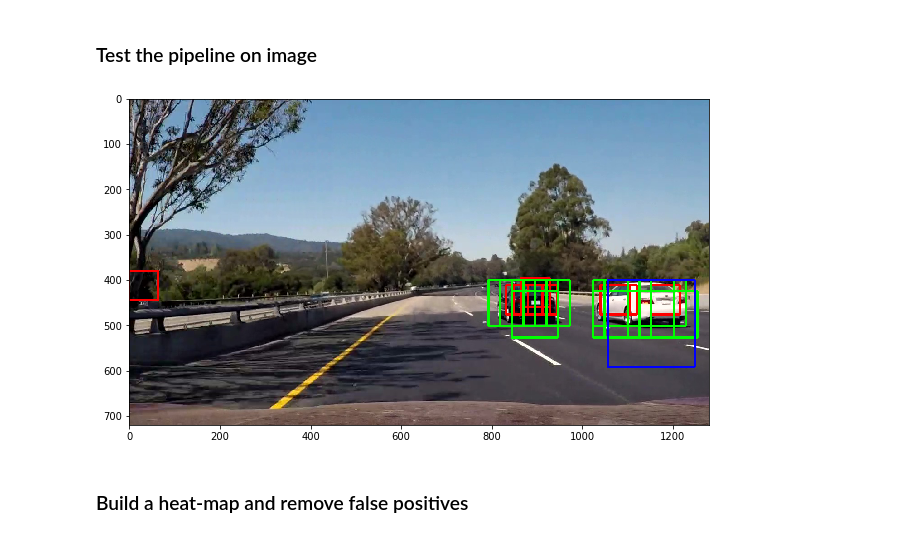
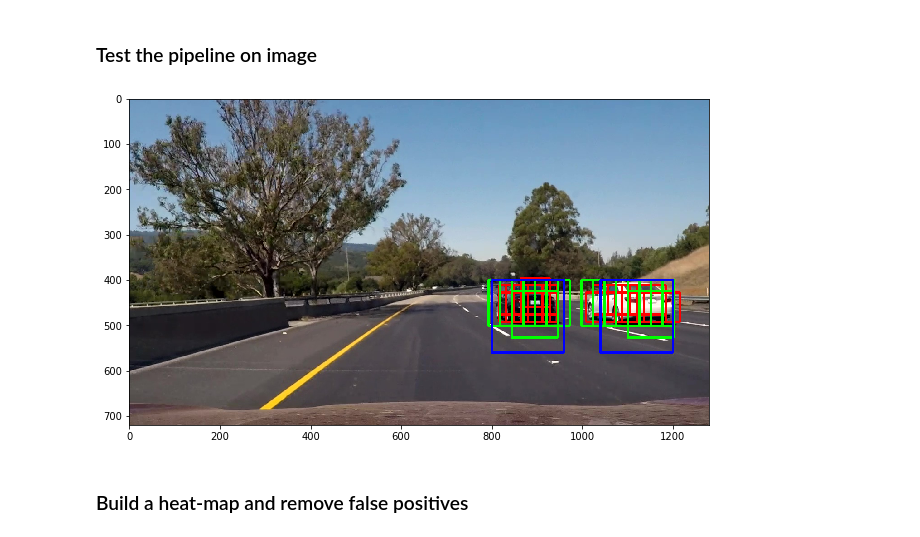
Before and after one commit to hankkkwu/SDCND-Vehicle_Detection, a Jupyter notebook: Vehicle_Detection.ipynb, the cells around one changed output. Saved outputs shown, nothing was run; the diff lists cells and outputs as text; code cells hidden in the pictures.

```diff
--- a/Vehicle_Detection.ipynb
+++ b/Vehicle_Detection.ipynb
@@ -218,6 +218,12 @@ def find_cars(img, ystart, ystop, color_space, scale, svc, X_scaler, orient,
 
     window_size = 64   # pixels
     block_per_window = (window_size // pix_per_cell) - cell_per_block + 1
+    '''
+    if scale > 1:
+        cells_per_step = 2
+    else:
+        cells_per_step = 1
+    '''
     cells_per_step = 2
     nx_step = 1 + (x_nblocks - block_per_window) // cells_per_step
     ny_step = 1 + (y_nblocks - block_per_window) // cells_per_step
@@ -248,12 +254,14 @@ def find_cars(img, ystart, ystop, color_space, scale, svc, X_scaler, orient,
             # Scale features and make a prediction
             test_features = X_scaler.transform(features)
             test_prediction = svc.predict(test_features)
+
             if test_prediction == 1:
                 xbox_left = np.int(x_top_left * scale)
                 ybox_left = np.int(y_top_left * scale)
                 window = np.int(window_size * scale)
                 car_windows.append(((xbox_left, ybox_left+ystart), (xbox_left+window, ybox_left+ystart+window)))
                 cv2.rectangle(draw_img, (xbox_left, ybox_left+ystart), (xbox_left+window, ybox_left+ystart+window), (0,0,255), 6)
+
     # print(car_windows)
     return car_windows
 # %% [markdown]
@@ -264,42 +272,41 @@ dist_pickle = pickle.load( open("svc_pickle.p", "rb" ) )
 
 # get attributes of our svc object
 svc = dist_pickle["svc"]
 X_scaler = dist_pickle["scaler"]
 orient = dist_pickle["orient"]
 pix_per_cell = dist_pickle["pix_per_cell"]
 cell_per_block = dist_pickle["cell_per_block"]
 spatial_size = dist_pickle["spatial_size"]
 hist_bins = dist_pickle["hist_bins"]
 color_space = dist_pickle["color_space"]
 ystart = 400
 ystop = 656
 scale = 1.5
-# cells_per_step = 2
 
 # ystart, ystop, scale, overlap, color
 searches = [
-    (380, 480, 1.0, 1, (0, 0, 255)),  # 64x64
-    (400, 550, 1.6, 1, (0, 255, 0)),  # 101x101
-    (400, 610, 3.0, 2, (255, 0, 0)),  # 161x161
-    (400, 680, 4.0, 2, (255, 255, 0)), # 256x256
+    (380, 500, 1.0, (0, 0, 255)),  # 64x64
+    (400, 550, 1.6, (0, 255, 0)),  # 101x101
+    (400, 680, 2.5, (255, 0, 0)),  # 161x161
+    (400, 680, 3.8, (255, 255, 0)), # 256x256
 ]
 bbox_list = []
 
-filename = 'test_images/scene00022.jpg'
+filename = 'test_images/scene00006.jpg'
 img = cv2.imread(filename)
 draw_img = np.copy(img)
-for ystart, ystop, scale, cells_per_step, color in searches:
+for ystart, ystop, scale, color in searches:
     bboxes = find_cars(img, ystart, ystop, color_space, scale, svc, X_scaler, orient,
                        pix_per_cell, cell_per_block, spatial_size, hist_bins)
     if len(bboxes) > 0:
         bbox_list.append(bboxes)
     draw_img = draw_boxes(draw_img, bboxes, color=color, thick=3)
 plt.figure(figsize=(12, 6))
 plt.imshow(cv2.cvtColor(draw_img, cv2.COLOR_BGR2RGB))
-#plt.savefig('./report/sliding_window.png')
+#plt.savefig('./output_images/result4.jpg')
 plt.show()
 # %% [output]
-[figure, old version]
+[figure, new version]
 # %% [markdown]
 ### Build a heat-map and remove false positives
 # %%
```
Also changed, not shown: parts of 5 cells of this notebook.
